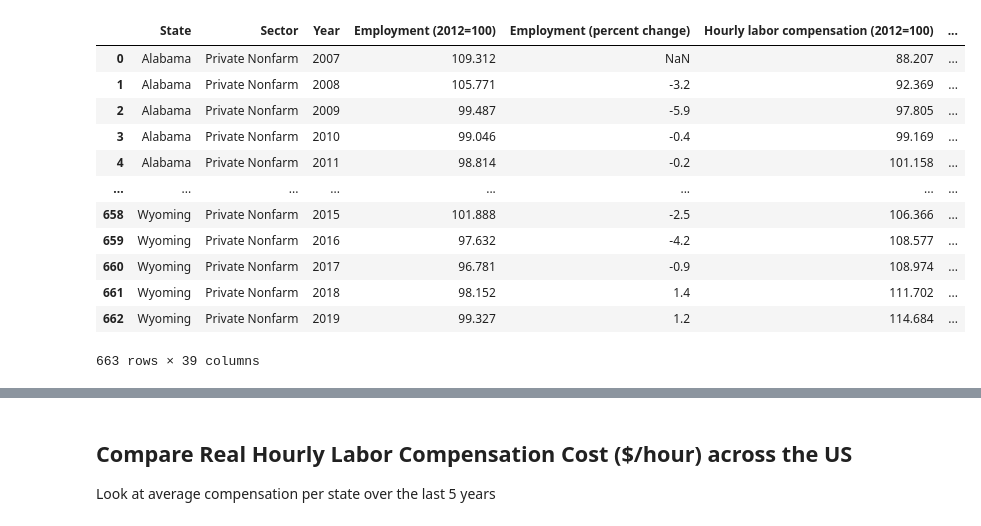
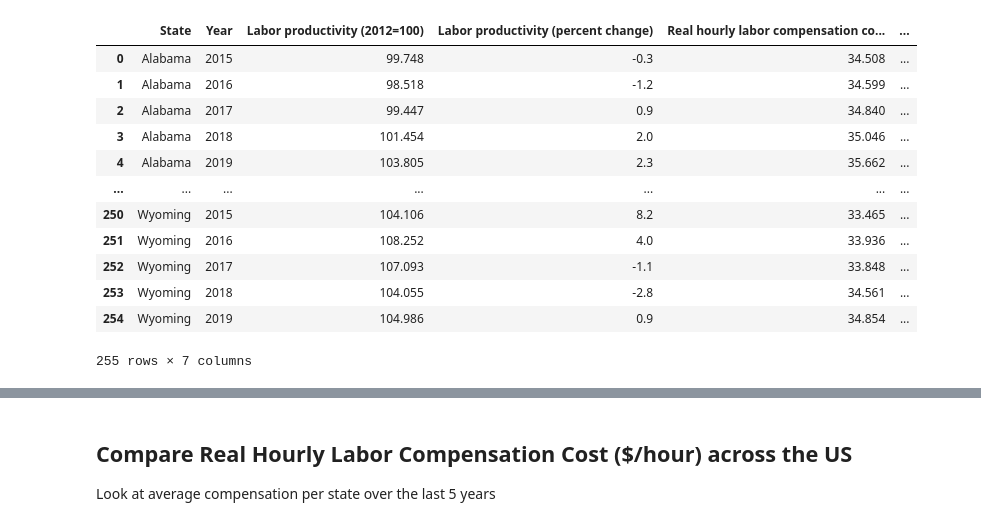
Before and after one commit to Blashford/Next-Factory-ACME, a Jupyter notebook: starter_notebook.ipynb, the cells around one changed output, grey strips where cells are left out. Saved outputs shown, nothing was run; the diff lists cells and outputs as text; code cells hidden in the pictures.

```diff
--- a/starter_notebook.ipynb
+++ b/starter_notebook.ipynb
@@ -5,22 +5,22 @@ import matplotlib.pyplot as plt
 from scipy.stats import linregress
 import scipy.stats as st
 # %%
-labor_df = pd.read_csv('state_data.csv')
+labor_df = pd.read_csv('clean_data.csv')
 labor_df
 # %% [output]
-|  | State | Sector | Year | Employment (2012=100) | Employment (percent change) | Hourly labor compensation (2012=100) | ... |
-| 0 | Alabama | Private Nonfarm | 2007 | 109.312 | NaN | 88.207 | ... |
-| 1 | Alabama | Private Nonfarm | 2008 | 105.771 | -3.2 | 92.369 | ... |
-| 2 | Alabama | Private Nonfarm | 2009 | 99.487 | -5.9 | 97.805 | ... |
-| 3 | Alabama | Private Nonfarm | 2010 | 99.046 | -0.4 | 99.169 | ... |
-| 4 | Alabama | Private Nonfarm | 2011 | 98.814 | -0.2 | 101.158 | ... |
-| ... | ... | ... | ... | ... | ... | ... | ... |
-| 658 | Wyoming | Private Nonfarm | 2015 | 101.888 | -2.5 | 106.366 | ... |
-| 659 | Wyoming | Private Nonfarm | 2016 | 97.632 | -4.2 | 108.577 | ... |
-| 660 | Wyoming | Private Nonfarm | 2017 | 96.781 | -0.9 | 108.974 | ... |
-| 661 | Wyoming | Private Nonfarm | 2018 | 98.152 | 1.4 | 111.702 | ... |
-| 662 | Wyoming | Private Nonfarm | 2019 | 99.327 | 1.2 | 114.684 | ... |
+|  | State | Year | Labor productivity (2012=100) | Labor productivity (percent change) | Real hourly labor compensation co... | ... |
+| 0 | Alabama | 2015 | 99.748 | -0.3 | 34.508 | ... |
+| 1 | Alabama | 2016 | 98.518 | -1.2 | 34.599 | ... |
+| 2 | Alabama | 2017 | 99.447 | 0.9 | 34.840 | ... |
+| 3 | Alabama | 2018 | 101.454 | 2.0 | 35.046 | ... |
+| 4 | Alabama | 2019 | 103.805 | 2.3 | 35.662 | ... |
+| ... | ... | ... | ... | ... | ... | ... |
+| 250 | Wyoming | 2015 | 104.106 | 8.2 | 33.465 | ... |
+| 251 | Wyoming | 2016 | 108.252 | 4.0 | 33.936 | ... |
+| 252 | Wyoming | 2017 | 107.093 | -1.1 | 33.848 | ... |
+| 253 | Wyoming | 2018 | 104.055 | -2.8 | 34.561 | ... |
+| 254 | Wyoming | 2019 | 104.986 | 0.9 | 34.854 | ... |
-663 rows × 39 columns
+255 rows × 7 columns
 # %%
 labor_df.columns
 # %% [output]
```
Also changed, not shown: parts of 20 cells of this notebook, 2 other files.
